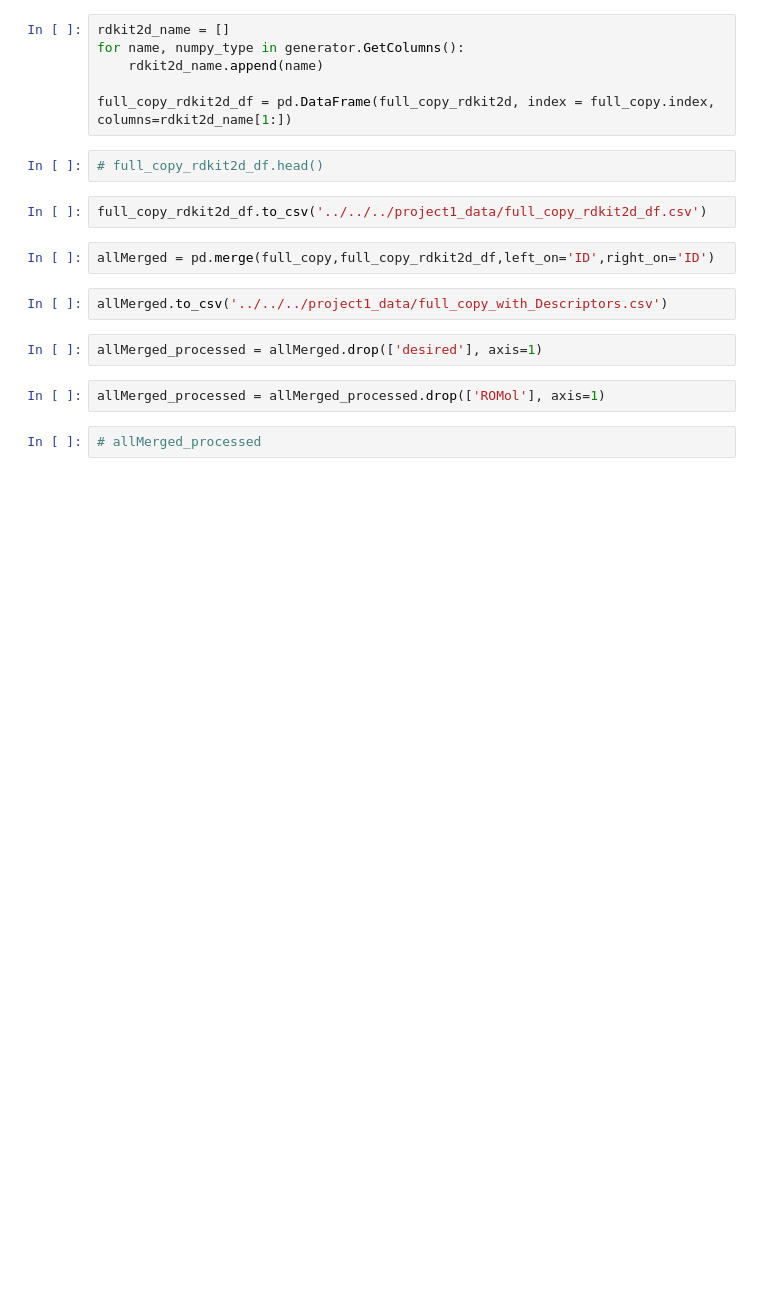
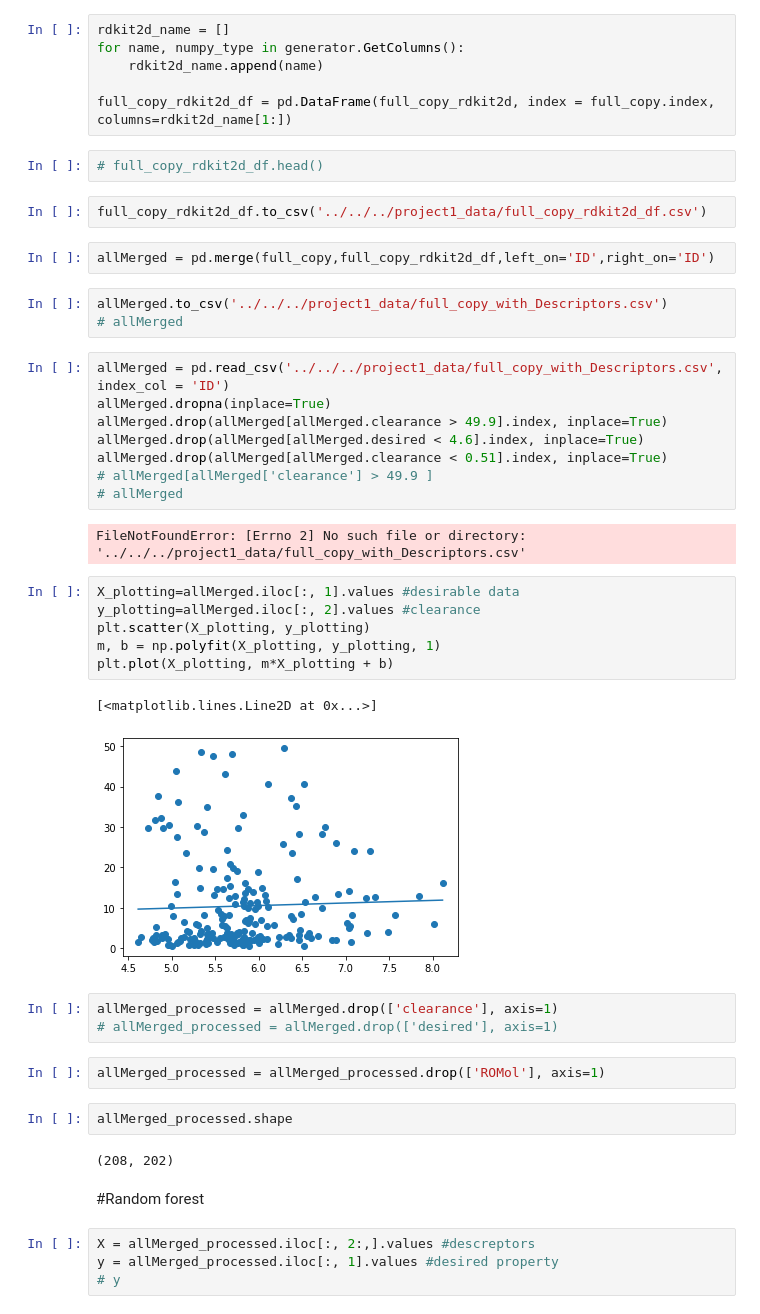
Before and after one commit to hskaushik/deepchem_learning, a Jupyter notebook: project1/RandomForest_trials.ipynb, the cells around one changed output. Saved outputs shown, nothing was run; the diff lists cells and outputs as text; blank space fills up the shorter version.

Commit message:
Random forest prediction successfull. Now, rearranged the code to make it accessible for others

```diff
--- a/project1/RandomForest_trials.ipynb
+++ b/project1/RandomForest_trials.ipynb
@@ -42,9 +42,38 @@ full_copy_rdkit2d_df.to_csv('../../../project1_data/full_copy_rdkit2d_df.csv')
 allMerged = pd.merge(full_copy,full_copy_rdkit2d_df,left_on='ID',right_on='ID')
 # %%
 allMerged.to_csv('../../../project1_data/full_copy_with_Descriptors.csv')
+# allMerged
+# %%
+allMerged = pd.read_csv('../../../project1_data/full_copy_with_Descriptors.csv', index_col = 'ID')
+allMerged.dropna(inplace=True)
+allMerged.drop(allMerged[allMerged.clearance > 49.9].index, inplace=True)
+allMerged.drop(allMerged[allMerged.desired < 4.6].index, inplace=True)
+allMerged.drop(allMerged[allMerged.clearance < 0.51].index, inplace=True)
+# allMerged[allMerged['clearance'] > 49.9 ]
+# allMerged
+# %% [output]
+FileNotFoundError: [Errno 2] No such file or directory: '../../../project1_data/full_copy_with_Descriptors.csv'
+# %%
+X_plotting=allMerged.iloc[:, 1].values #desirable data
+y_plotting=allMerged.iloc[:, 2].values #clearance
+plt.scatter(X_plotting, y_plotting)
+m, b = np.polyfit(X_plotting, y_plotting, 1)
+plt.plot(X_plotting, m*X_plotting + b)
+# %% [output]
+[<matplotlib.lines.Line2D at 0x...>]
+[figure, added]
 # %%
-allMerged_processed = allMerged.drop(['desired'], axis=1)
+allMerged_processed = allMerged.drop(['clearance'], axis=1)
+# allMerged_processed = allMerged.drop(['desired'], axis=1)
 # %%
 allMerged_processed = allMerged_processed.drop(['ROMol'], axis=1)
-# %%
-# allMerged_processed
+# %%
+allMerged_processed.shape
+# %% [output]
+(208, 202)
+# %% [markdown]
+#Random forest
+# %%
+X = allMerged_processed.iloc[:, 2:,].values #descreptors
+y = allMerged_processed.iloc[:, 1].values #desired property
+# y
```
Also changed, not shown: parts of 12 cells of this notebook, 1 other file.
